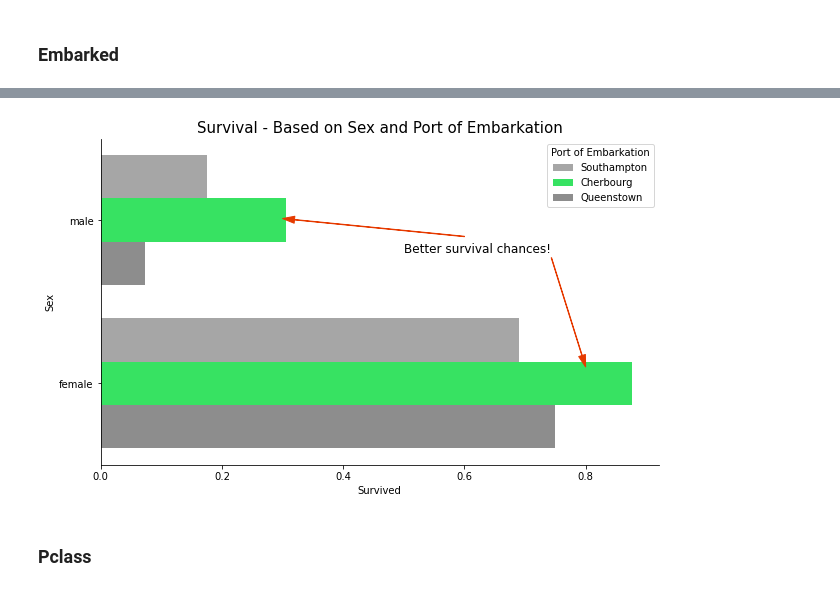
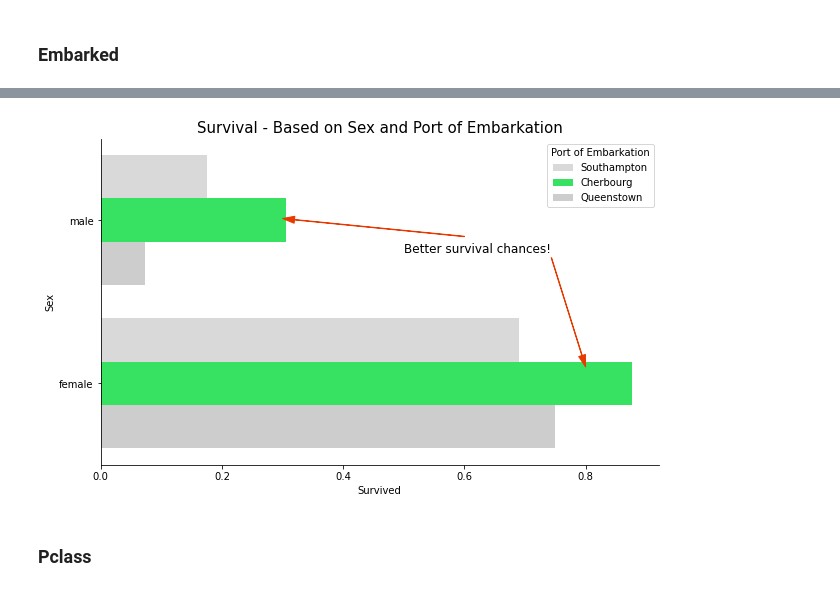
Before and after one commit to nishantnayar/Titanic, a Jupyter notebook: Titanic.ipynb, the cells around one changed output, grey strips where cells are left out. Drawn from its saved outputs; the diff is of its cells as text; code cells hidden in the pictures.

```diff
--- a/Titanic.ipynb
+++ b/Titanic.ipynb
@@ -192,28 +193,28 @@ FacetGrid.add_legend()
-# %%
-#palette = sns.color_palette("Blues")
-#palette.reverse()
-colors = ['#A6A6A6', '#1AFF54', '#8D8D8D' ]
-sns.set_palette(sns.color_palette(colors))
-fig, axes = plt.subplots(figsize=(10, 6))
-ax=sns.barplot(x='Survived',
-            y='Sex',
-            hue = 'Embarked',
-            data=train_df,
-              ci=0)
-ax.spines['top'].set_visible(False)
-ax.spines['right'].set_visible(False)
-ax.spines['left'].set_visible(True)
-ax.spines['bottom'].set_visible(True)
-ax.annotate('Better survival chances!', xy=(0.8, 0.9), xytext=(0.5, 0.2),
-            fontsize=12,
-            arrowprops={'width':0.4,'headwidth':7,'color':'#E63A00'})
-ax.annotate('',xy=(0.3, -0.01), xytext=(0.6, 0.1),
-                        arrowprops={'width':0.4,'headwidth':7,'color':'#E63A00'})
-ax.set_title('Survival - Based on Sex and Port of Embarkation', fontsize=15)
-legend_labels, _= ax.get_legend_handles_labels()
-ax.legend(legend_labels, ['Southampton','Cherbourg','Queenstown'],title='Port of Embarkation')
-fig.savefig('./img/Embarkation.png', transparent=True)
-# %% [output]
-[figure, removed]
+# %%
+#palette = sns.color_palette("Blues")
+#palette.reverse()
+colors = ['#D9D9D9', '#1AFF54', '#CDCDCD' ]
+sns.set_palette(sns.color_palette(colors))
+fig, axes = plt.subplots(figsize=(10, 6))
+ax=sns.barplot(x='Survived',
+            y='Sex',
+            hue = 'Embarked',
+            data=train_df,
+              ci=0)
+ax.spines['top'].set_visible(False)
+ax.spines['right'].set_visible(False)
+ax.spines['left'].set_visible(True)
+ax.spines['bottom'].set_visible(True)
+ax.annotate('Better survival chances!', xy=(0.8, 0.9), xytext=(0.5, 0.2),
+            fontsize=12,
+            arrowprops={'width':0.4,'headwidth':7,'color':'#E63A00'})
+ax.annotate('',xy=(0.3, -0.01), xytext=(0.6, 0.1),
+                        arrowprops={'width':0.4,'headwidth':7,'color':'#E63A00'})
+ax.set_title('Survival - Based on Sex and Port of Embarkation', fontsize=15)
+legend_labels, _= ax.get_legend_handles_labels()
+ax.legend(legend_labels, ['Southampton','Cherbourg','Queenstown'],title='Port of Embarkation')
+fig.savefig('./img/Embarkation.png', transparent=True)
+# %% [output]
+[figure, added]
 # %% [markdown]
 ### Pclass
```
Also changed, not shown: parts of 36 cells of this notebook, 6 other files.
